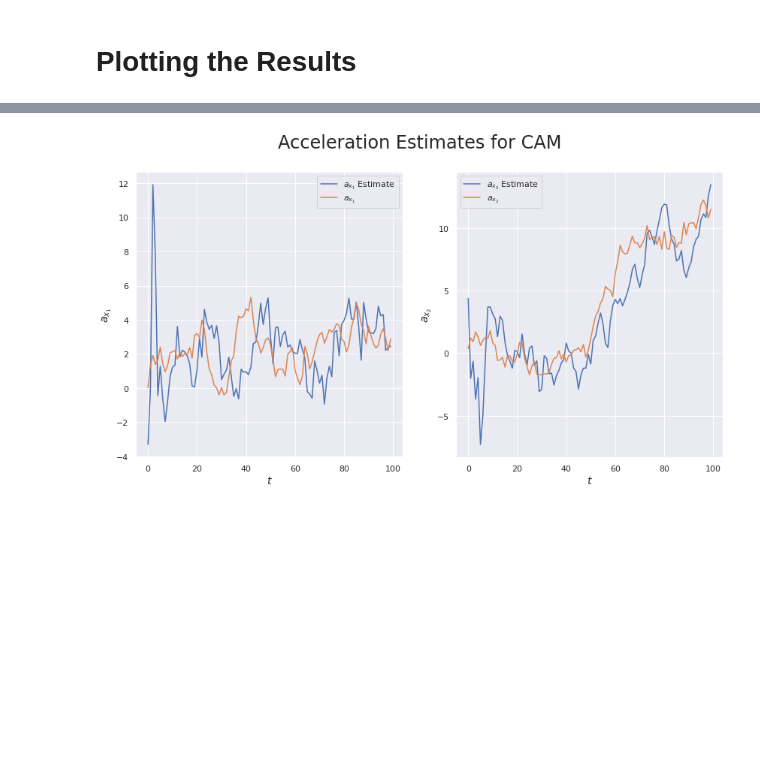
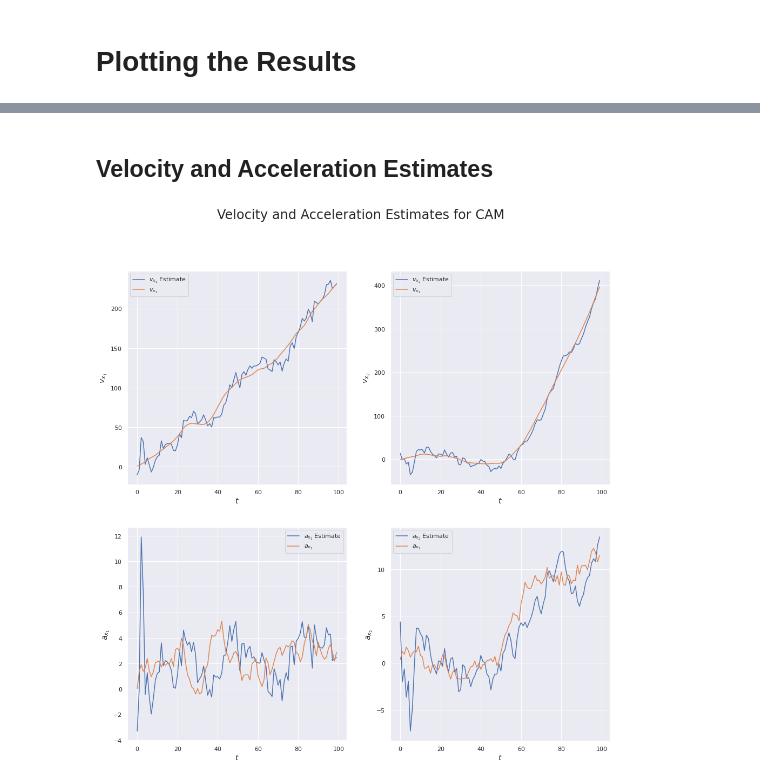
Before and after one commit to maiquang/maithanh-thesis-src, a Jupyter notebook: maithanh_kf2.ipynb, the cells around one changed output, grey strips where cells are left out. Cells and saved outputs as stored; diff of their text form; code cells hidden in the pictures; blank space fills up the shorter version.

```diff
--- a/maithanh_kf2.ipynb
+++ b/maithanh_kf2.ipynb
@@ -198,13 +198,13 @@ R_cam = r_m**2 * np.eye(2)
 
 kf_cam = KF(A=A_cam, B=None, H=H_cam, R=R_cam, Q=Q_cam)
 # ===================================================================================
-# Random Walk Model enhanced by CAM using covariance intersection
-A_coop = np.array([[1, 0],
-                   [0, 1]])
-Q_coop = q_m * np.array([[dt, 0],
-                         [0, dt]])
-H_coop = np.array([[1, 0],
-                   [0, 1]])
-R_coop = r_m**2 * np.eye(2)
+# Random Walk Model enhanced by CAM estimate using covariance intersection
+A_ci = np.array([[1, 0],
+                 [0, 1]])
+Q_ci = q_m * np.array([[dt, 0],
+                       [0, dt]])
+H_ci = np.array([[1, 0],
+                 [0, 1]])
+R_ci = r_m**2 * np.eye(2)
 
-kf_coop = KF(A=A_rwm, B=None, H=H_rwm, R=R_rwm, Q=Q_rwm)
+kf_ci = KF(A=A_rwm, B=None, H=H_rwm, R=R_rwm, Q=Q_rwm)
@@ -353,21 +311,37 @@ plt.show()
+# %% [markdown]
+## Velocity and Acceleration Estimates
 # %%
-plt.figure(figsize=(14, 7))
-plt.suptitle("Acceleration Estimates for CAM", fontsize=24)
+plt.figure(figsize=(16,16))
+plt.suptitle("Velocity and Acceleration Estimates for CAM", fontsize=24)
 
-plt.subplot(1, 2, 1)
+plt.subplot(2, 2, 1)
+plt.plot(log_cam[:, 2], label="$v_{x_1}$ Estimate")
+plt.plot(traj.X[2, :], label="$v_{x_1}$")
+plt.xlabel("$t$", fontsize="large")
+plt.ylabel("$v_{x_1}$", fontsize="large")
+plt.legend()
+
+plt.subplot(2, 2, 2)
+plt.plot(log_cam[:, 3], label="$v_{x_2}$ Estimate")
+plt.plot(traj.X[3, :], label="$v_{x_2}$")
+plt.xlabel("$t$", fontsize="large")
+plt.ylabel("$v_{x_2}$", fontsize="large")
+plt.legend()
+
+plt.subplot(2, 2, 3)
 plt.plot(log_cam[:, 4], label="$a_{x_1}$ Estimate")
 plt.plot(traj.X[4, :], label="$a_{x_1}$")
 plt.xlabel("$t$", fontsize="large")
 plt.ylabel("$a_{x_1}$", fontsize="large")
 plt.legend()
 
-plt.subplot(1, 2, 2)
+plt.subplot(2, 2, 4)
 plt.plot(log_cam[:, 5], label="$a_{x_2}$ Estimate")
 plt.plot(traj.X[5, :], label="$a_{x_2}$")
 plt.xlabel("$t$", fontsize="large")
 plt.ylabel("$a_{x_2}$", fontsize="large")
 plt.legend()
 
 plt.show()
 # %% [output]
-[figure, old version]
+[figure, new version]
```
Also changed, not shown: parts of 14 cells of this notebook.
